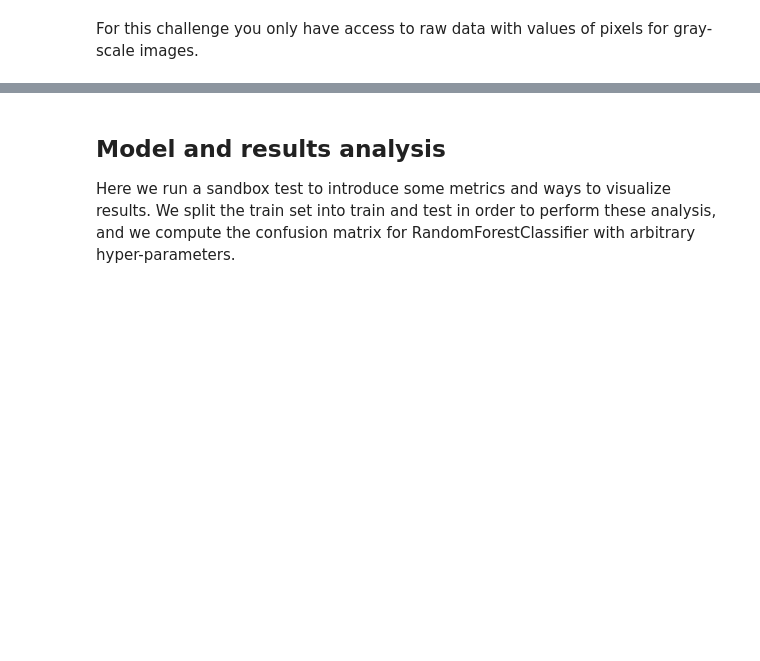
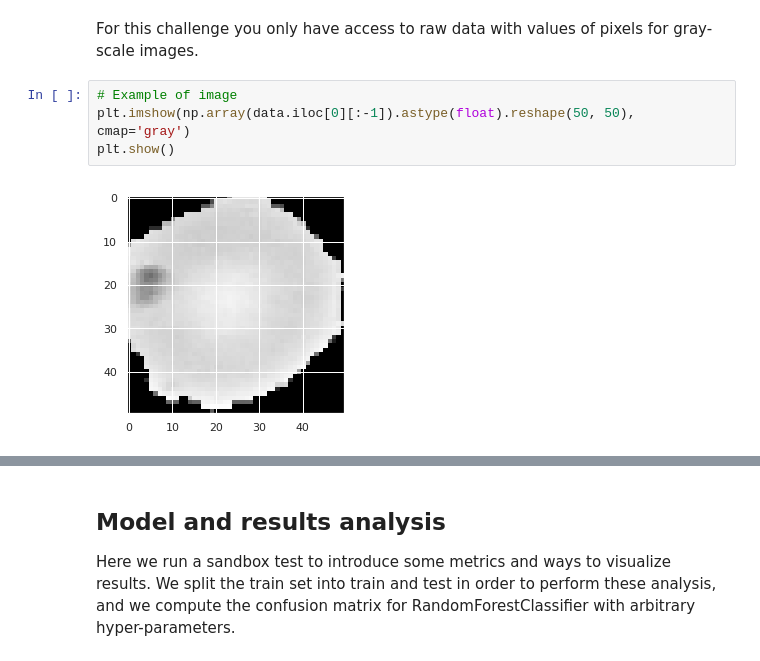
Before and after one commit to Theodb/MediChal, a Jupyter notebook: starting_kit_raw/README.ipynb, the cells around one changed output, grey strips where cells are left out. Saved outputs shown, nothing was run; the diff lists cells and outputs as text; blank space fills up the shorter version.

```diff
--- a/starting_kit_raw/README.ipynb
+++ b/starting_kit_raw/README.ipynb
@@ -95,5 +95,11 @@ Number of classes = 2
 # %% [markdown]
 For this challenge you only have access to raw data with values of pixels for gray-scale images.
+# %%
+# Example of image
+plt.imshow(np.array(data.iloc[0][:-1]).astype(float).reshape(50, 50), cmap='gray')
+plt.show()
+# %% [output]
+[figure, added]
 # %%
 data.describe()
 # %% [output]
```
Also changed, not shown: parts of 21 cells of this notebook.
